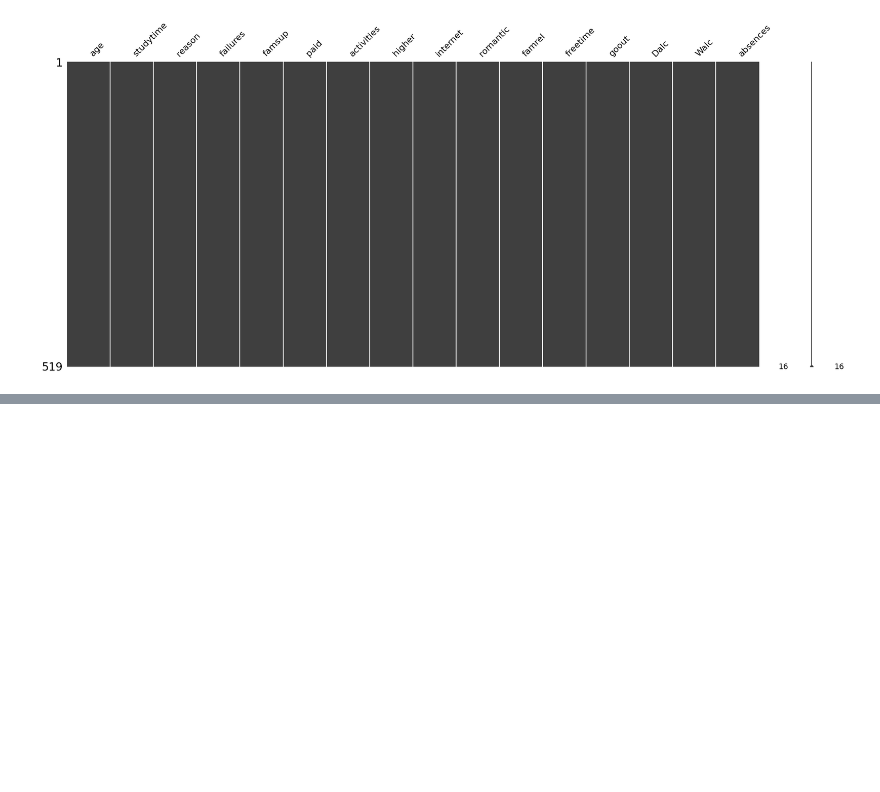
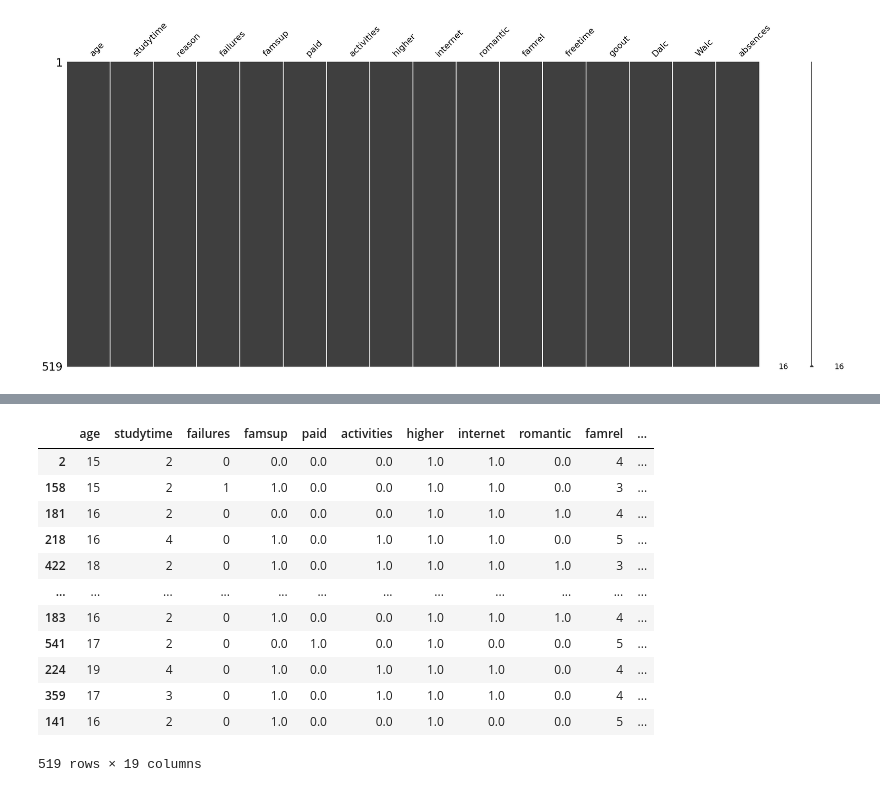
Before and after one commit to PNUAITeam13/AlcoholConsumption, a Jupyter notebook: alcohol_consumption.ipynb, the cells around one changed output, grey strips where cells are left out. Saved outputs shown, nothing was run; the diff lists cells and outputs as text; code cells hidden in the pictures; blank space fills up the shorter version.

```diff
--- a/alcohol_consumption.ipynb
+++ b/alcohol_consumption.ipynb
@@ -99,0 +146,39 @@ msno.matrix(X_train)
+# %%
+X_train = label_X_train.copy()
+X_valid = label_X_valid.copy()
+# %%
+from sklearn.preprocessing import OneHotEncoder
+
+OH_cols = ['reason']
+
+OH_encoder = OneHotEncoder(handle_unknown='ignore', sparse=False)
+OH_cols_train = pd.DataFrame(OH_encoder.fit_transform(X_train[OH_cols]))
+OH_cols_valid = pd.DataFrame(OH_encoder.transform(X_valid[OH_cols]))
+
+OH_cols_train.index = X_train.index
+OH_cols_valid.index = X_valid.index
+
+num_X_train = X_train.drop(OH_cols, axis=1)
+num_X_valid = X_valid.drop(OH_cols, axis=1)
+
+OH_X_train = pd.concat([num_X_train, OH_cols_train], axis=1)
+OH_X_valid = pd.concat([num_X_valid, OH_cols_valid], axis=1)
+
+OH_X_train.columns = OH_X_train.columns.astype(str)
+OH_X_valid.columns = OH_X_valid.columns.astype(str)
+
+OH_X_train
+# %% [output]
+|  | age | studytime | failures | famsup | paid | activities | higher | internet | romantic | famrel | ... |
+| 2 | 15 | 2 | 0 | 0.0 | 0.0 | 0.0 | 1.0 | 1.0 | 0.0 | 4 | ... |
+| 158 | 15 | 2 | 1 | 1.0 | 0.0 | 0.0 | 1.0 | 1.0 | 0.0 | 3 | ... |
+| 181 | 16 | 2 | 0 | 0.0 | 0.0 | 0.0 | 1.0 | 1.0 | 1.0 | 4 | ... |
+| 218 | 16 | 4 | 0 | 1.0 | 0.0 | 1.0 | 1.0 | 1.0 | 0.0 | 5 | ... |
+| 422 | 18 | 2 | 0 | 1.0 | 0.0 | 1.0 | 1.0 | 1.0 | 1.0 | 3 | ... |
+| ... | ... | ... | ... | ... | ... | ... | ... | ... | ... | ... | ... |
+| 183 | 16 | 2 | 0 | 1.0 | 0.0 | 0.0 | 1.0 | 1.0 | 1.0 | 4 | ... |
+| 541 | 17 | 2 | 0 | 0.0 | 1.0 | 0.0 | 1.0 | 0.0 | 0.0 | 5 | ... |
+| 224 | 19 | 4 | 0 | 1.0 | 0.0 | 1.0 | 1.0 | 1.0 | 0.0 | 4 | ... |
+| 359 | 17 | 3 | 0 | 1.0 | 0.0 | 1.0 | 1.0 | 1.0 | 0.0 | 4 | ... |
+| 141 | 16 | 2 | 0 | 1.0 | 0.0 | 0.0 | 1.0 | 0.0 | 0.0 | 5 | ... |
+519 rows × 19 columns
```
Also changed, not shown: parts of 4 cells of this notebook.
